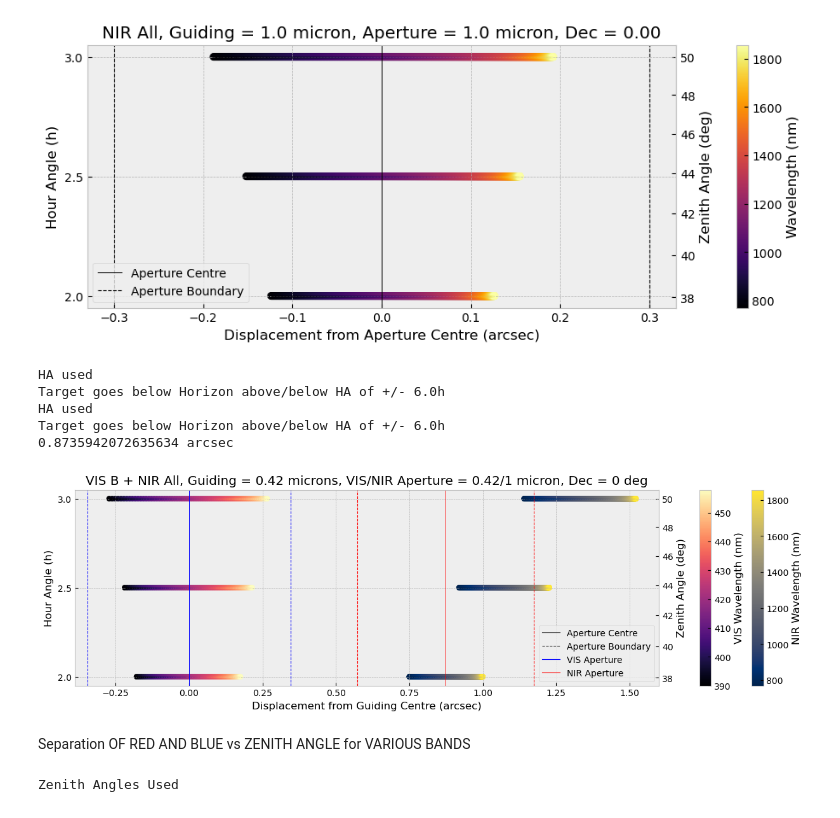
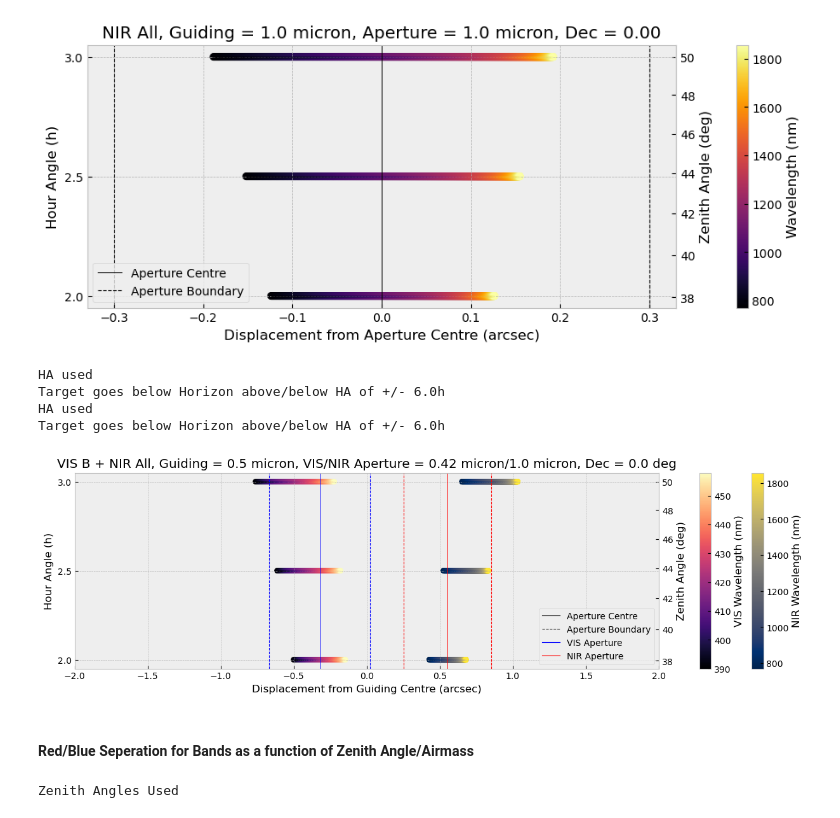
Before and after one commit to JamianStephan/MOSAIC-AD-Analysis, a Jupyter notebook: Main-Version/Snapshot Graphs.ipynb, the cells around one changed output. Cells and saved outputs as stored; diff of their text form; code cells hidden in the pictures.

```diff
--- a/Main-Version/Snapshot Graphs.ipynb
+++ b/Main-Version/Snapshot Graphs.ipynb
@@ -177,10 +180,21 @@ HA used
 Target goes below Horizon above/below HA of +/- 6.0h
 [figure]
 # %%
+#PARALLEL OBSERVATIONS SNAPSHOT
+HA_vals=[2,2.5,3]
+dec = 0 * u.deg
+guide = .5 * u.micron
+VIS_aperture=.42 * u.micron
+NIR_aperture=1 * u.micron
+VIS_mode=["LR","VIS","B","B"]
+NIR_mode=["LR","NIR","IY","H"]
+
+#===========================
+
 analysis=AD_analysis()
-analysis.load_airmasses(HA_range=[2,2.5,3],targ_dec=0 * u.deg)
-analysis.load_wave("LR","VIS","B","B",sampling=1*u.nm)
-analysis.calculate_shifts(fibrecentre_waveref = .42 * u.micron,reposition=False,guide_waveref=.42*u.micron)
+analysis.load_airmasses(HA_range=HA_vals,targ_dec=dec )
+analysis.load_wave(VIS_mode[0],"VIS",VIS_mode[2],VIS_mode[3],sampling=1*u.nm)
+analysis.calculate_shifts(fibrecentre_waveref = VIS_aperture,reposition=False,guide_waveref=guide)
 
 input_parameters=analysis.input_parameters
 output_parameters=analysis.output_parameters
@@ -202,74 +216,69 @@ xvals=np.linspace(-1,1,len(output_parameters['wave_wavelengths']))
 c=np.tan(xvals)
 for i in range(0,len(output_parameters['shifts'])):
     yvals=np.full(len(output_parameters['shifts'][i]),HA_range[i])
-    ax.scatter(output_parameters['shifts'][i],yvals,c=c,cmap='magma')
+    ax.scatter(output_parameters['shifts'][i]+centre_shift,yvals,c=c,cmap='magma')
     norm = plt.Normalize(output_parameters['wave_wavelengths'].value.min(), output_parameters['wave_wavelengths'].value.max())
-    points = np.array([output_parameters['shifts'][i], yvals]).T.reshape(-1, 1, 2)
+    points = np.array([output_parameters['shifts'][i]+centre_shift, yvals]).T.reshape(-1, 1, 2)
     segments = np.concatenate([points[:-1], points[1:]], axis=1)
     lc = LineCollection(segments, cmap='magma', norm=norm)
     lc.set_array(output_parameters['wave_wavelengths'].value)
     lc.set_linewidth(2)
     line=ax.add_collection(lc)
 
-ax.axvline(0,linewidth=0.7,color='blue')
-ax.axvline(output_parameters['fibre_diameter'].value/2,linewidth=0.8,color='blue',linestyle='--')
-ax.axvline(-output_parameters['fibre_diameter'].value/2,linewidth=0.8,color='blue',linestyle='--')
+ax.axvline(0+centre_shift.value,linewidth=0.7,color='blue')
+ax.axvline(output_parameters['fibre_diameter'].value/2+centre_shift.value,linewidth=0.8,color='blue',linestyle='--')
+ax.axvline(-output_parameters['fibre_diameter'].value/2+centre_shift.value,linewidth=0.8,color='blue',linestyle='--')
 ax.set_xlabel('Displacement from Guiding Centre (arcsec)')
 ax.set_ylabel('Hour Angle (h)')
 ax2.set_ylabel("Zenith Angle (deg)")
 ax.set_yticks(np.linspace(min(HA_range),max(HA_range),len(HA_range)))
-ax.set_title('VIS B + NIR All, Guiding = 0.42 microns, VIS/NIR Aperture = 0.42/1 micron, Dec = 0 deg')
-
 
 analysis=AD_analysis()
-analysis.load_airmasses(HA_range=[2,2.5,3],targ_dec=0 * u.deg)
-analysis.load_wave("LR","NIR","IY","H",sampling=1*u.nm)
-analysis.calculate_shifts(fibrecentre_waveref = 1 * u.micron,reposition=False,guide_waveref=.42*u.micron)
-
+analysis.load_airmasses(HA_range=HA_vals,targ_dec=dec )
+analysis.load_wave(NIR_mode[0],"NIR",NIR_mode[2],NIR_mode[3],sampling=1*u.nm)
+analysis.calculate_shifts(fibrecentre_waveref = NIR_aperture,reposition=False,guide_waveref=guide)
 input_parameters=analysis.input_parameters
 output_parameters=analysis.output_parameters
 conditions=analysis.conditions
 
-
 centre_shift=atm_diff.diff_shift(input_parameters['fibrecentre_waveref'],output_parameters['airmasses'][0],input_parameters['guide_waveref'],conditions)
-print(centre_shift)
-
 xvals=np.linspace(-1,1,len(output_parameters['wave_wavelengths']))
 c=np.tan(xvals)
 for i in range(0,len(output_parameters['shifts'])):
     yvals=np.full(len(output_parameters['shifts'][i]),HA_range[i])
     ax.scatter(output_parameters['shifts'][i]+centre_shift,yvals,c=c,cmap='cividis')
     norm = plt.Normalize(output_parameters['wave_wavelengths'].value.min(), output_parameters['wave_wavelengths'].value.max())
     points = np.array([output_parameters['shifts'][i]+centre_shift, yvals]).T.reshape(-1, 1, 2)
     segments = np.concatenate([points[:-1], points[1:]], axis=1)
     lc = LineCollection(segments, cmap='cividis', norm=norm)
     lc.set_array(output_parameters['wave_wavelengths'].value)
     lc.set_linewidth(2)
     line2=ax.add_collection(lc)
 fig.colorbar(line2, label='NIR Wavelength (nm)',cax=ax4)
 fig.colorbar(line, label='VIS Wavelength (nm)',cax=ax3)
 ax.axvline(0+centre_shift.value,linewidth=0.7,color='red')
 ax.axvline(+output_parameters['fibre_diameter'].value/2+centre_shift.value,linewidth=0.8,color='red',linestyle='--')
 ax.axvline(-output_parameters['fibre_diameter'].value/2+centre_shift.value,linewidth=0.8,color='red',linestyle='--')
 
-
 ax.axvline(-100,linewidth=0.8,color='black',label='Aperture Centre')
 ax.axvline(-100,linewidth=0.8,color='black',label='Aperture Boundary',linestyle='--')
 ax.axvline(-100,linewidth=0.8,color='blue',label='VIS Aperture')
 ax.axvline(-100,linewidth=0.8,color='red',label='NIR Aperture')
-#plt.ylim(-0.2,1.5)
-ax.set_xlim(-0.39,1.6)
 ax.legend(loc=4)
-plt.savefig("graphs/Parallel_VIS_2D.png",dpi=600,b_box="tight")
+ax.set_title('VIS %s + NIR %s, Guiding = %s, VIS/NIR Aperture = %s/%s, Dec = %s' %(VIS_mode[2],analysis.input_parameters['band'],guide,VIS_aperture,NIR_aperture,dec))
+
+#=============
+
+ax.set_xlim(-2,2) #* needs to be changed depending on config used
+plt.savefig("graphs/Parallel_2D.png",dpi=600,b_box="tight")
 # %% [output]
 HA used
 Target goes below Horizon above/below HA of +/- 6.0h
 HA used
 Target goes below Horizon above/below HA of +/- 6.0h
-0.8735942072635634 arcsec
-[figure, old version]
+[figure, new version]
-# %% [markdown]
-Separation OF RED AND BLUE vs ZENITH ANGLE for VARIOUS BANDS
+# %% [markdown]
+#### Red/Blue Seperation for Bands as a function of Zenith Angle/Airmass
 # %%
 def red_blue_separation(config):
     separations=[]
```
Also changed, not shown: parts of 11 cells of this notebook, 2 other files.
